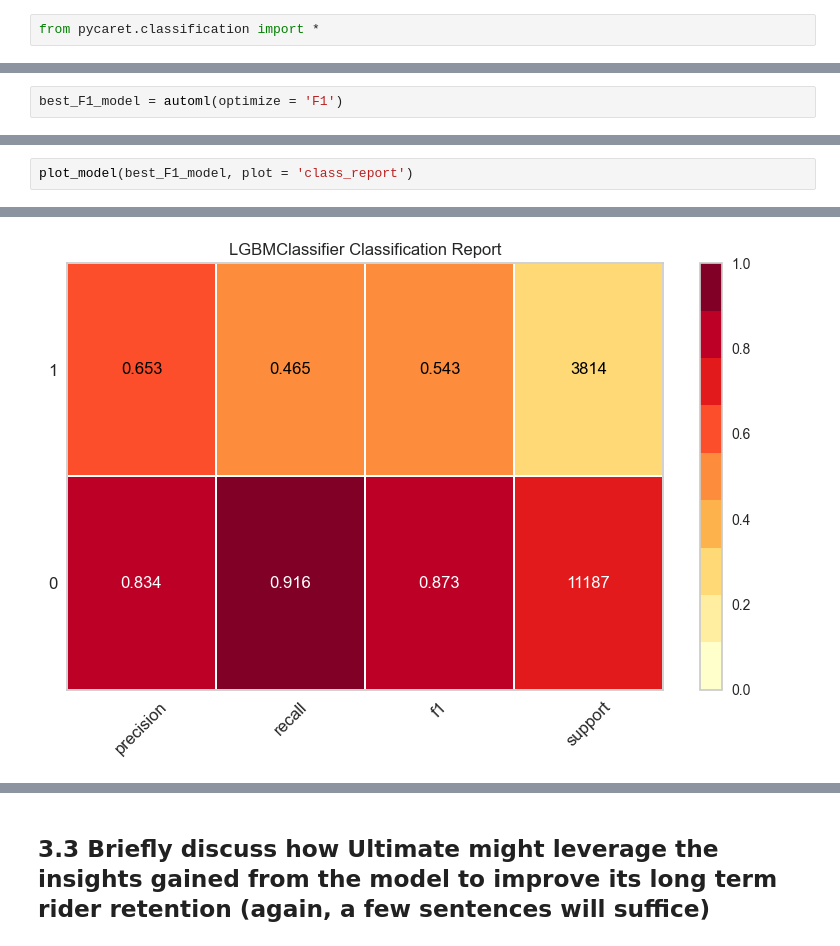
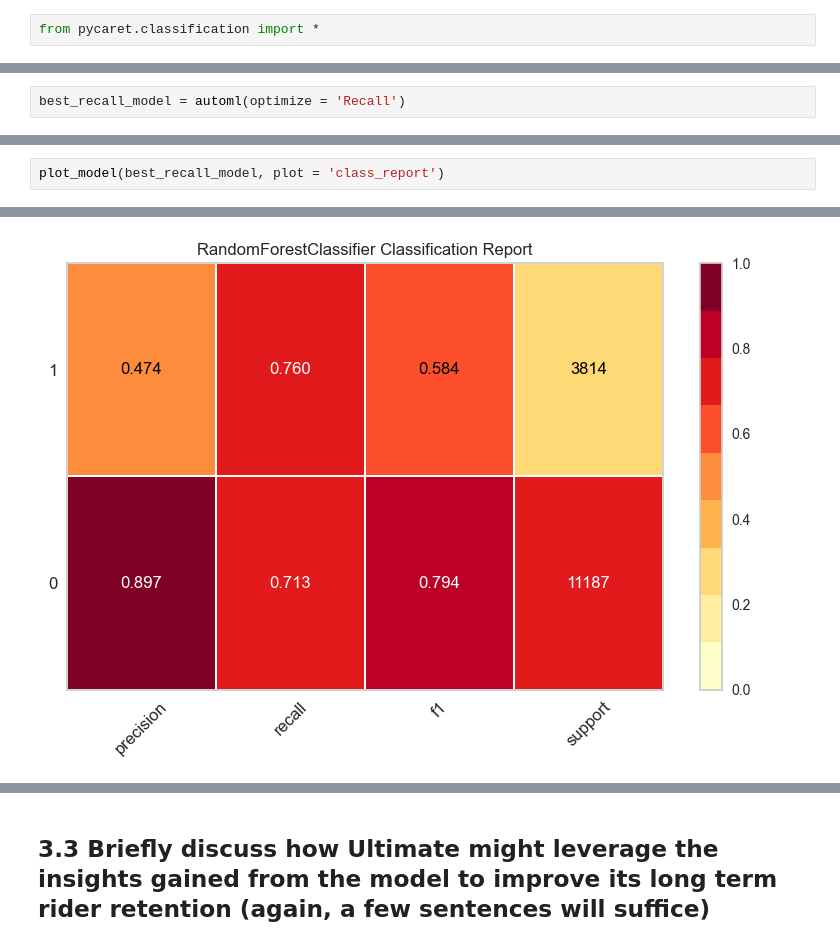
Before and after one commit to qq7933086/Ultimate-Technologies.-Take-Home-Challenge_springboard, a Jupyter notebook: Ultimate_challenge.ipynb, the cells around one changed output, grey strips where cells are left out. Drawn from its saved outputs; the diff is of its cells as text.

Commit message:
Use recall as metric

```diff
--- a/Ultimate_challenge.ipynb
+++ b/Ultimate_challenge.ipynb
@@ -479,5 +487,5 @@ Fitting 10 folds for each of 10 candidates, totalling 100 fits
 [interactive output not drawn]
 Fitting 10 folds for each of 10 candidates, totalling 100 fits
 # %%
-best_F1_model = automl(optimize = 'F1')
+best_recall_model = automl(optimize = 'Recall')
 # %%
@@ -498,6 +506,6 @@ plot_model(best_F1_model, plot = 'confusion_matrix')
 # %%
-plot_model(best_F1_model, plot = 'class_report')
+plot_model(best_recall_model, plot = 'class_report')
 # %% [output]
 [interactive output not drawn]
-[figure, old version]
+[figure, new version]
 # %%
```
Also changed, not shown: parts of 21 cells of this notebook.
